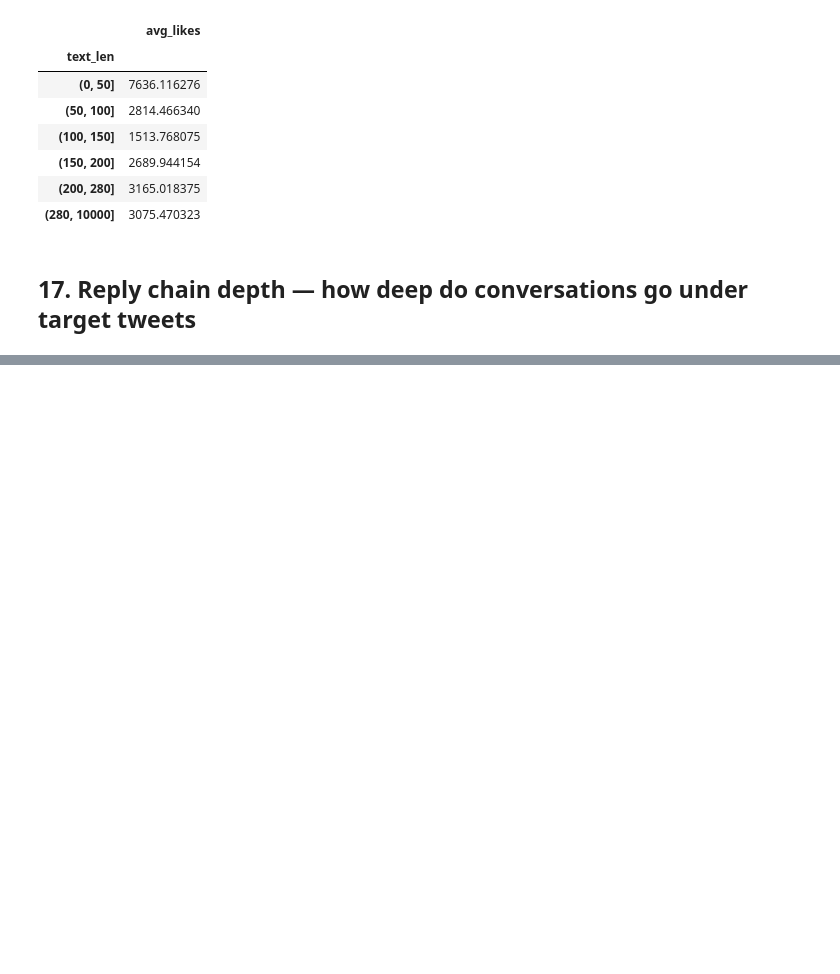
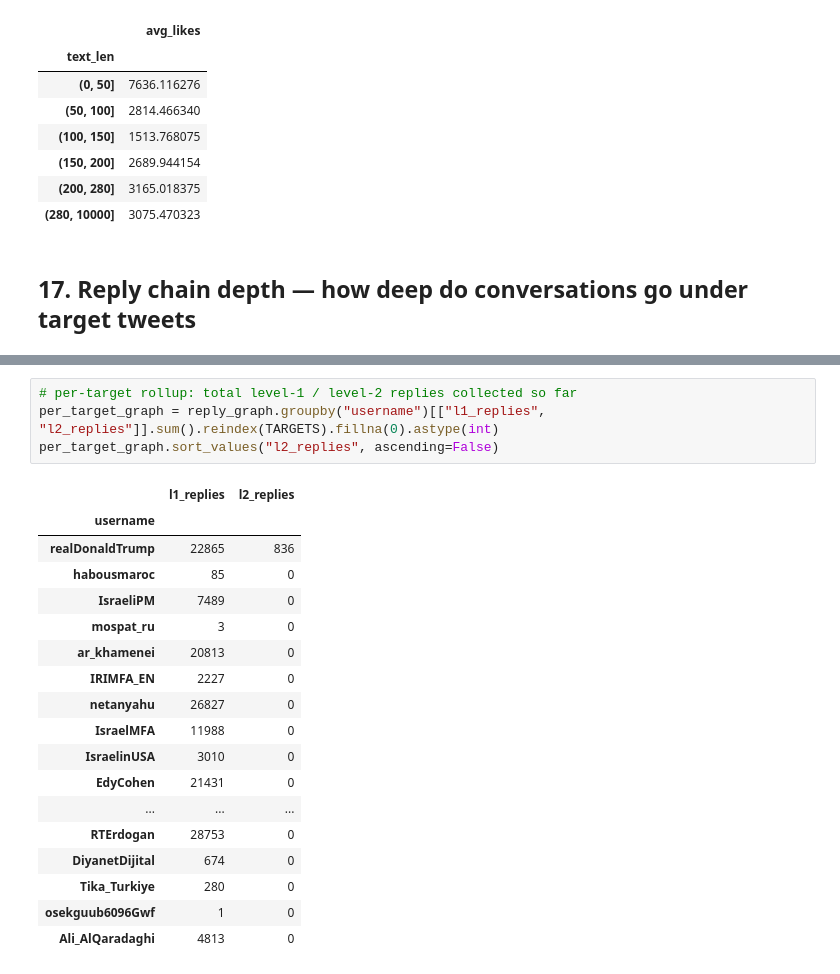
Before and after one commit to zztaouil/twitter-datum, a Jupyter notebook: tools/explore.ipynb, the cells around one changed output, grey strips where cells are left out. Drawn from its saved outputs; the diff is of its cells as text; blank space fills up the shorter version.

```diff
--- a/tools/explore.ipynb
+++ b/tools/explore.ipynb
@@ -441,0 +485,23 @@ dtype: float64
+# %%
+# per-target rollup: total level-1 / level-2 replies collected so far
+per_target_graph = reply_graph.groupby("username")[["l1_replies", "l2_replies"]].sum().reindex(TARGETS).fillna(0).astype(int)
+per_target_graph.sort_values("l2_replies", ascending=False)
+# %% [output]
+|  | l1_replies | l2_replies |
+| username |  |  |
+| realDonaldTrump | 22865 | 836 |
+| habousmaroc | 85 | 0 |
+| IsraeliPM | 7489 | 0 |
+| mospat_ru | 3 | 0 |
+| ar_khamenei | 20813 | 0 |
+| IRIMFA_EN | 2227 | 0 |
+| netanyahu | 26827 | 0 |
+| IsraelMFA | 11988 | 0 |
+| IsraelinUSA | 3010 | 0 |
+| EdyCohen | 21431 | 0 |
+| ... | ... | ... |
+| RTErdogan | 28753 | 0 |
+| DiyanetDijital | 674 | 0 |
+| Tika_Turkiye | 280 | 0 |
+| osekguub6096Gwf | 1 | 0 |
+| Ali_AlQaradaghi | 4813 | 0 |
```
Also changed, not shown: parts of 12 cells of this notebook, 2 other files.
